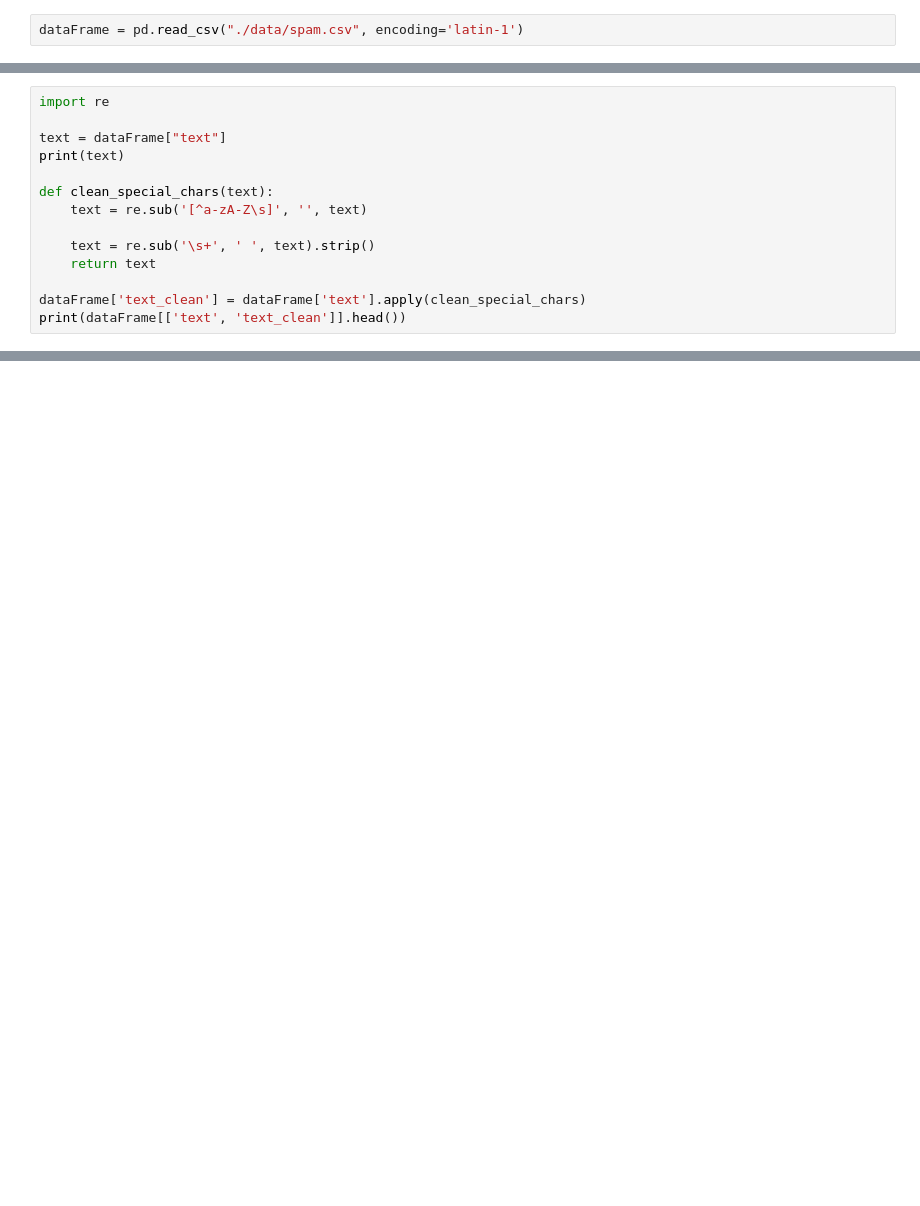
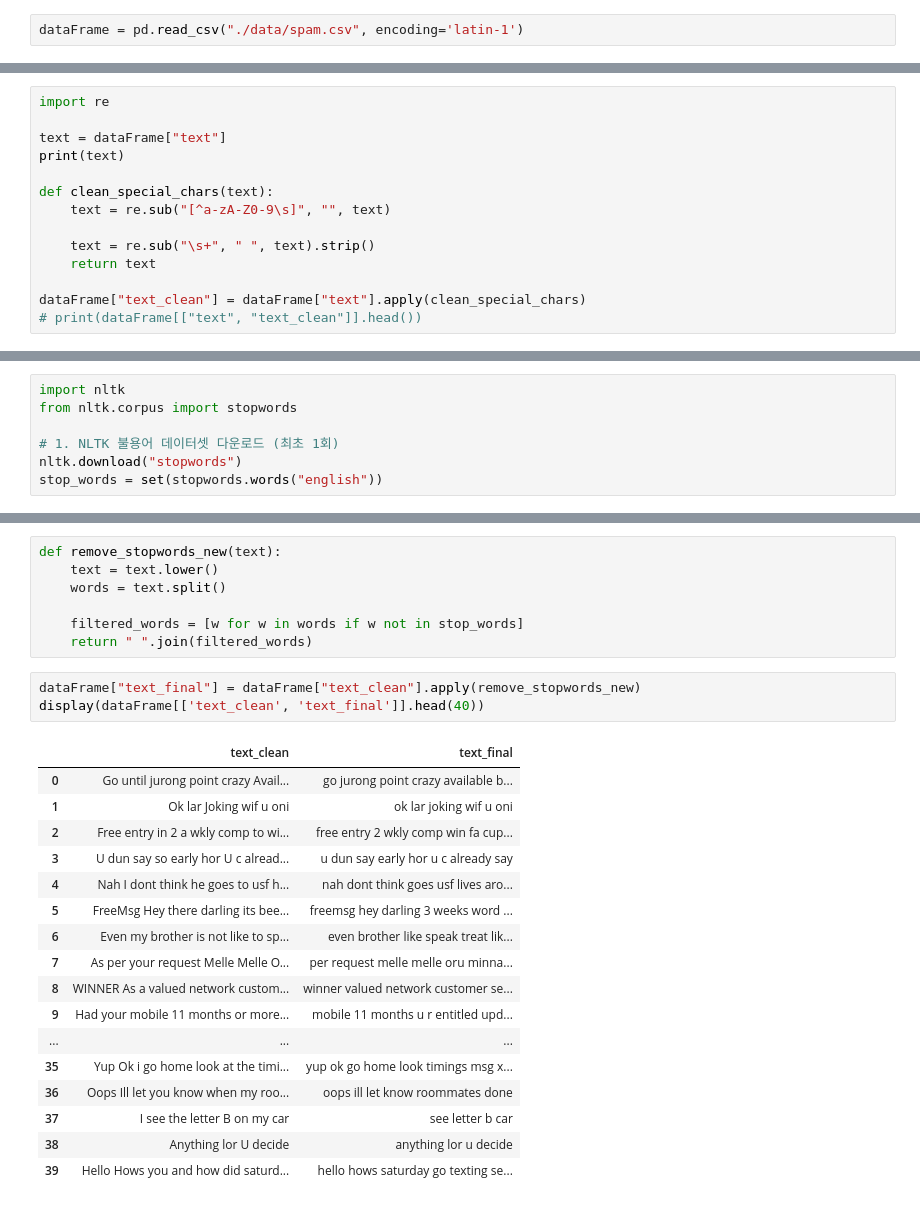
Before and after one commit to sorlros/spam_classification_model, a Jupyter notebook: spam_classification_model.ipynb, the cells around one changed output, grey strips where cells are left out. Saved outputs shown, nothing was run; the diff lists cells and outputs as text; blank space fills up the shorter version.

```diff
--- a/spam_classification_model.ipynb
+++ b/spam_classification_model.ipynb
@@ -133,12 +137,12 @@ text = dataFrame["text"]
 print(text)
 
 def clean_special_chars(text):
-    text = re.sub('[^a-zA-Z\s]', '', text)
+    text = re.sub("[^a-zA-Z0-9\s]", "", text)
 
-    text = re.sub('\s+', ' ', text).strip()
+    text = re.sub("\s+", " ", text).strip()
     return text
 
-dataFrame['text_clean'] = dataFrame['text'].apply(clean_special_chars)
-print(dataFrame[['text', 'text_clean']].head())
+dataFrame["text_clean"] = dataFrame["text"].apply(clean_special_chars)
+# print(dataFrame[["text", "text_clean"]].head())
 # %% [output]
 0       Go until jurong point, crazy.. Available only ...
@@ -160,0 +160,7 @@ print(dataFrame[['text', 'text_clean']].head())
+# %%
+import nltk
+from nltk.corpus import stopwords
+
+# 1. NLTK 불용어 데이터셋 다운로드 (최초 1회)
+nltk.download("stopwords")
+stop_words = set(stopwords.words("english"))
@@ -160,0 +170,28 @@ print(dataFrame[['text', 'text_clean']].head())
+# %%
+def remove_stopwords_new(text):
+    text = text.lower()
+    words = text.split()
+
+    filtered_words = [w for w in words if w not in stop_words]
+    return " ".join(filtered_words)
+# %%
+dataFrame["text_final"] = dataFrame["text_clean"].apply(remove_stopwords_new)
+display(dataFrame[['text_clean', 'text_final']].head(40))
+# %% [output]
+|  | text_clean | text_final |
+| 0 | Go until jurong point crazy Avail... | go jurong point crazy available b... |
+| 1 | Ok lar Joking wif u oni | ok lar joking wif u oni |
+| 2 | Free entry in 2 a wkly comp to wi... | free entry 2 wkly comp win fa cup... |
+| 3 | U dun say so early hor U c alread... | u dun say early hor u c already say |
+| 4 | Nah I dont think he goes to usf h... | nah dont think goes usf lives aro... |
+| 5 | FreeMsg Hey there darling its bee... | freemsg hey darling 3 weeks word ... |
+| 6 | Even my brother is not like to sp... | even brother like speak treat lik... |
+| 7 | As per your request Melle Melle O... | per request melle melle oru minna... |
+| 8 | WINNER As a valued network custom... | winner valued network customer se... |
+| 9 | Had your mobile 11 months or more... | mobile 11 months u r entitled upd... |
+| ... | ... | ... |
+| 35 | Yup Ok i go home look at the timi... | yup ok go home look timings msg x... |
+| 36 | Oops Ill let you know when my roo... | oops ill let know roommates done |
+| 37 | I see the letter B on my car | see letter b car |
+| 38 | Anything lor U decide | anything lor u decide |
+| 39 | Hello Hows you and how did saturd... | hello hows saturday go texting se... |
```
Also changed, not shown: parts of 22 cells of this notebook, 4 other files.
